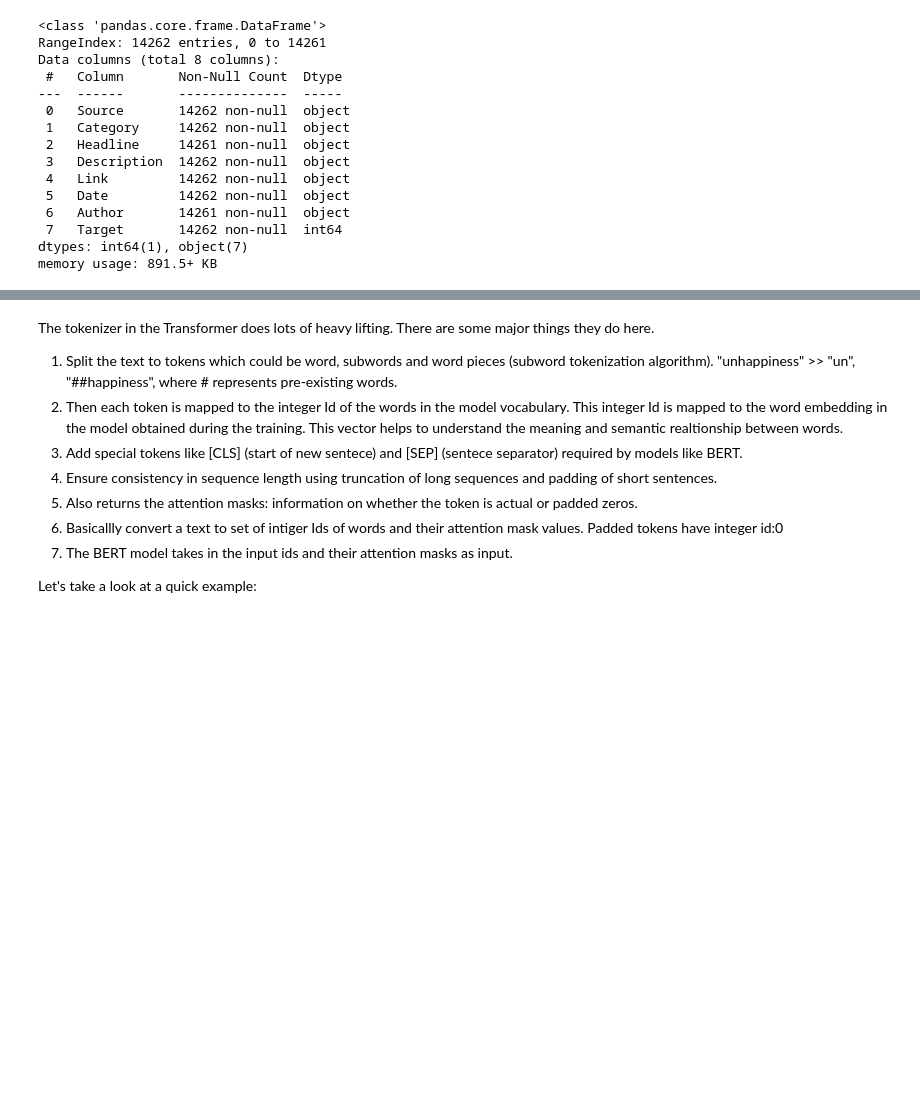
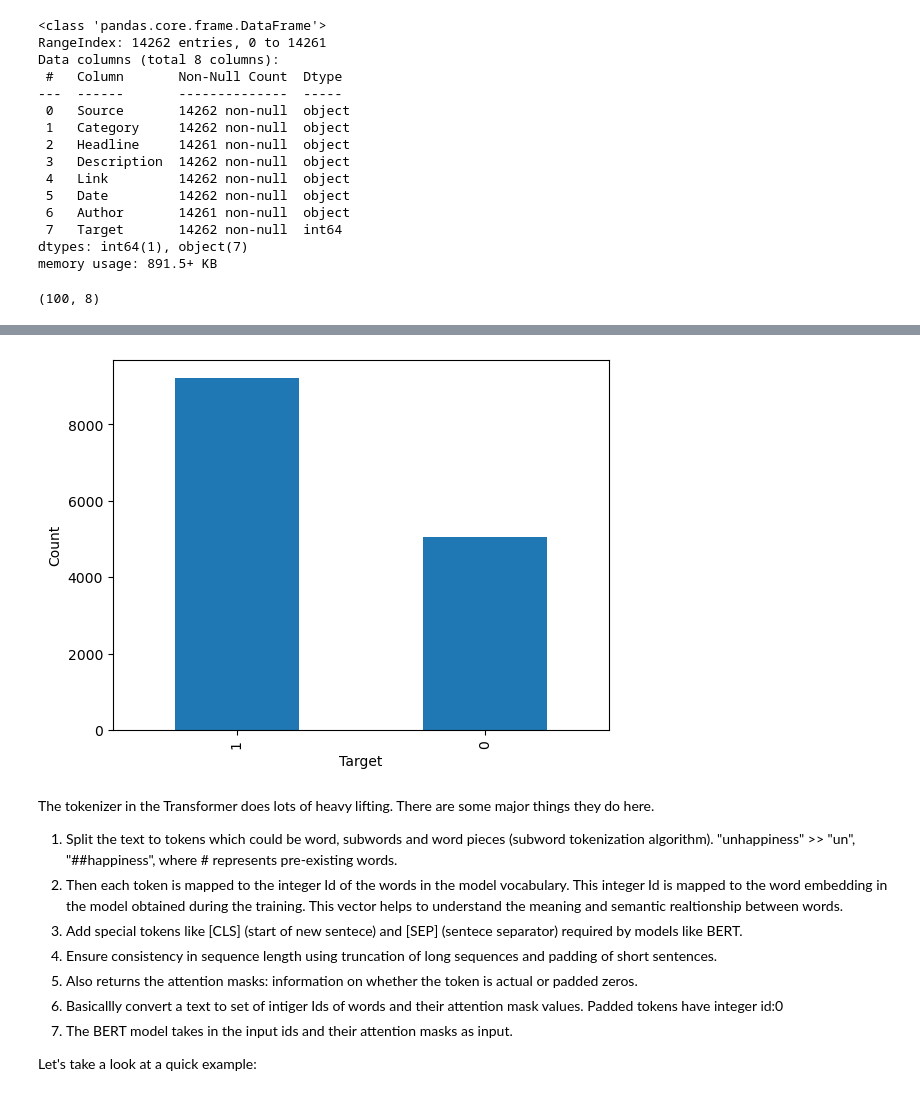
Before and after one commit to savinshynu/Kitwe-News, a Jupyter notebook: src/Modeling/Modeling-LLM.ipynb, the cells around one changed output, grey strips where cells are left out. Cells and saved outputs as stored; diff of their text form; code cells hidden in the pictures; blank space fills up the shorter version.

```diff
--- a/src/Modeling/Modeling-LLM.ipynb
+++ b/src/Modeling/Modeling-LLM.ipynb
@@ -49,6 +55,10 @@ Data columns (total 8 columns):
  7   Target       14262 non-null  int64
 dtypes: int64(1), object(7)
 memory usage: 891.5+ KB
+# %%
+df.iloc[:100, :].shape
+# %% [output]
+(100, 8)
 # %%
 df.head(5)
 # %% [output]
@@ -58,6 +68,14 @@ df.head(5)
 | 2 | Copperbelt Energy | career | CEC Career Opportunity: Internal ... | We currently have career opportun... | https://cecinvestor.com/search/ki... | 2024-11-20 15:14:39+00:00 | Lovejoy Musundire | 0 |
 | 3 | Copperbelt Energy | career | CEC Career Opportunity: Engineer ... | We currently have career opportun... | https://cecinvestor.com/search/ki... | 2024-11-20 15:13:41+00:00 | Lovejoy Musundire | 0 |
 | 4 | Copperbelt Energy | career | CEC Career Opportunity: Mechanic II | We currently have career opportun... | https://cecinvestor.com/search/ki... | 2024-11-20 15:13:05+00:00 | Lovejoy Musundire | 0 |
+# %%
+target = df['Target'].value_counts()
+target.plot(kind='bar')
+plt.ylabel("Count")
+plt.xticks(rotation=90)
+plt.show()
+# %% [output]
+[figure, added]
 # %% [markdown]
 The tokenizer in the Transformer does lots of heavy lifting. There are some major things they do here.
 1. Split the text to tokens which could be word, subwords and word pieces (subword tokenization algorithm). "unhappiness" >> "un", "##happiness", where # represents pre-existing words.
```
Also changed, not shown: parts of 11 cells of this notebook, 9 other files.
